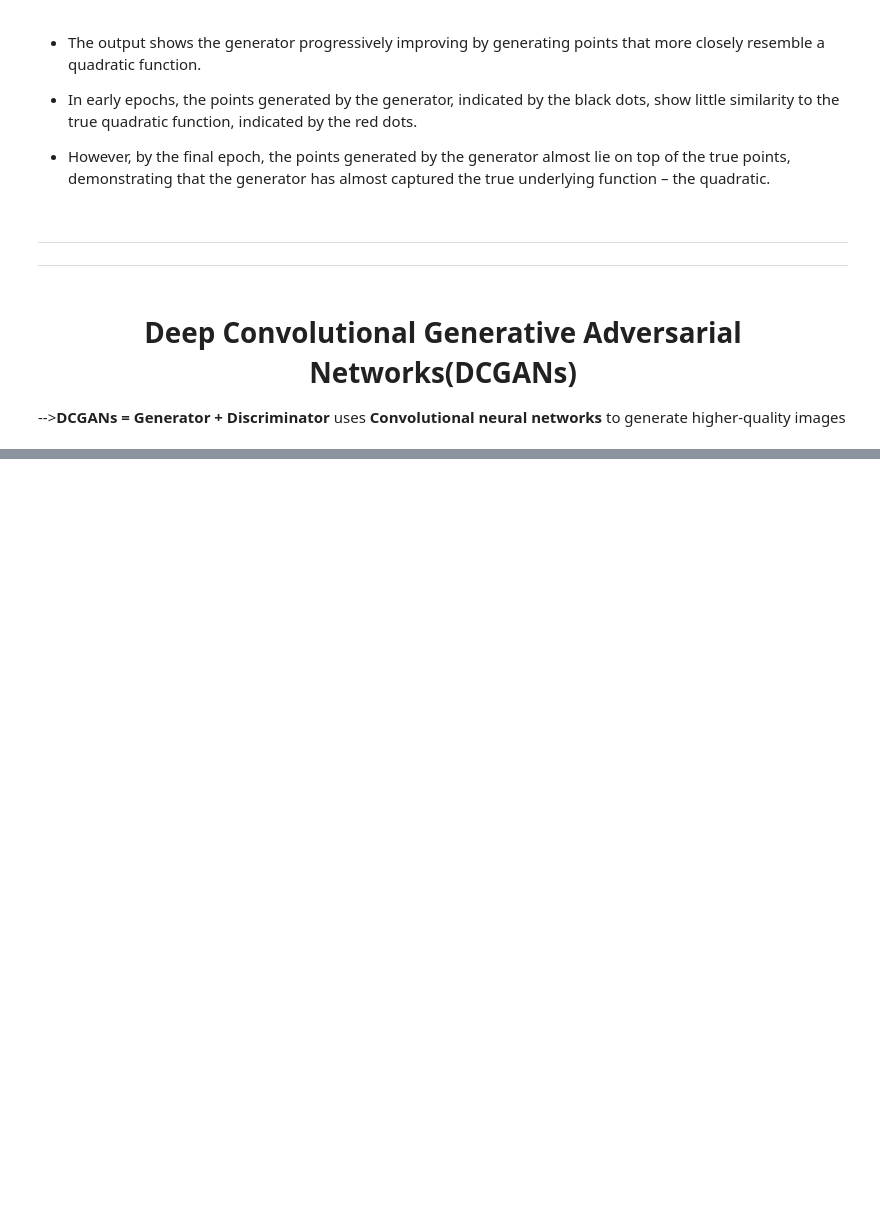
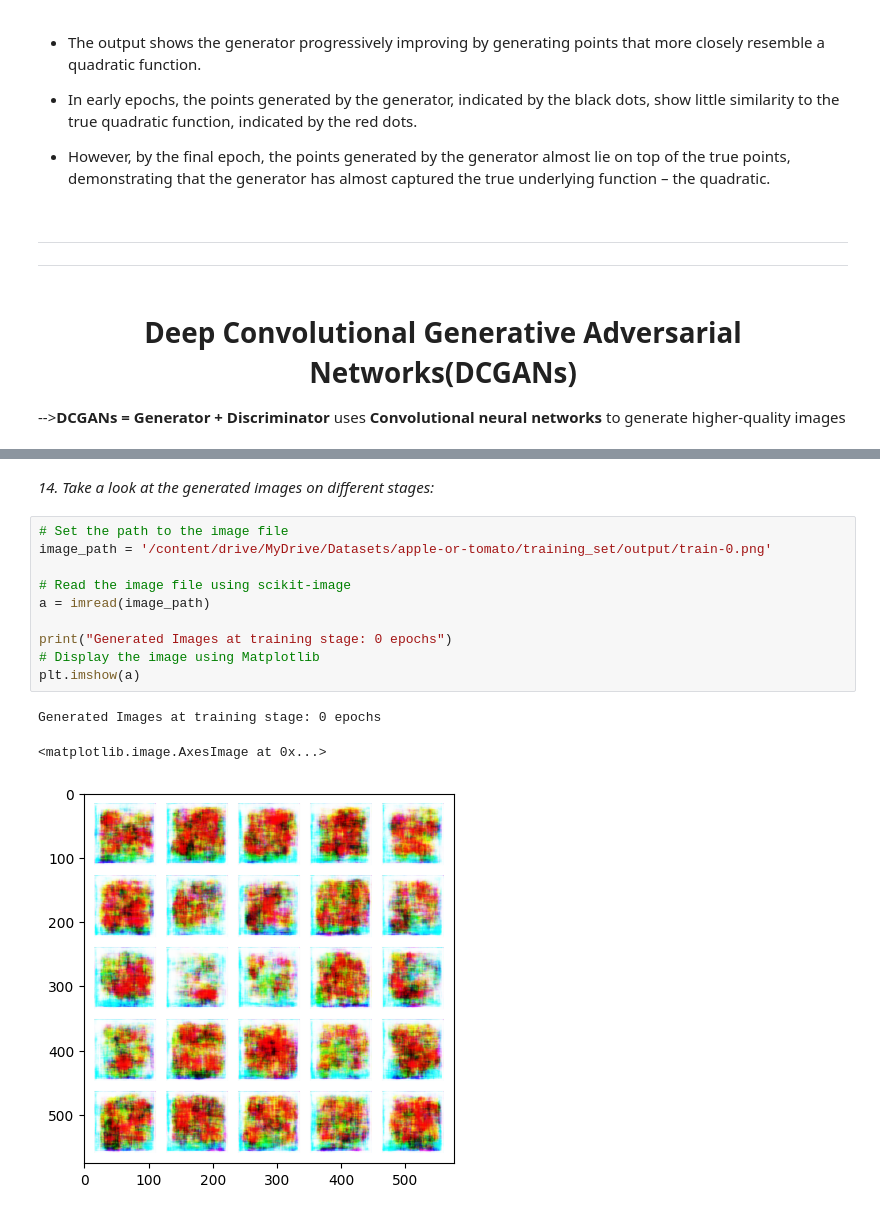
Before and after one commit to BalavSha/Deep-Learning, a Jupyter notebook: Generative_Adversarial_Networks(GANs).ipynb, the cells around one changed output, grey strips where cells are left out. Drawn from its saved outputs; the diff is of its cells as text; blank space fills up the shorter version.

```diff
--- a/Generative_Adversarial_Networks(GANs).ipynb
+++ b/Generative_Adversarial_Networks(GANs).ipynb
@@ -963,0 +1744,16 @@ train(generator, discriminator, gan_model, latent_dim)
+# %% [markdown]
+*14. Take a look at the generated images on different stages:*
+# %%
+# Set the path to the image file
+image_path = '/content/drive/MyDrive/Datasets/apple-or-tomato/training_set/output/train-0.png'
+
+# Read the image file using scikit-image
+a = imread(image_path)
+
+print("Generated Images at training stage: 0 epochs")
+# Display the image using Matplotlib
+plt.imshow(a)
+# %% [output]
+Generated Images at training stage: 0 epochs
+<matplotlib.image.AxesImage at 0x...>
+[figure, added]
```
Also changed, not shown: parts of 47 cells of this notebook.
